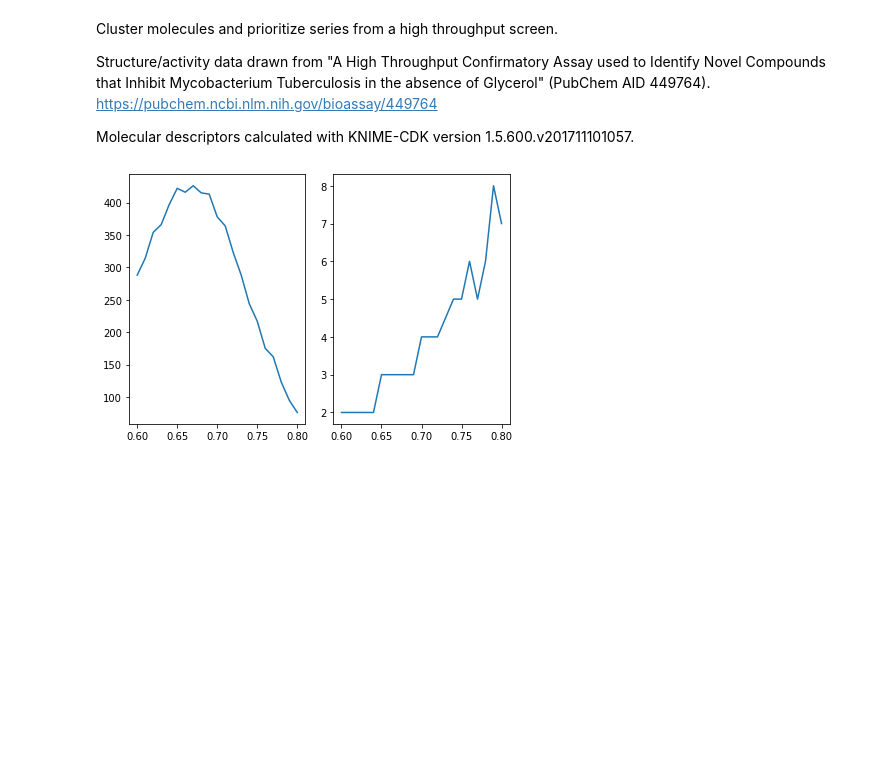
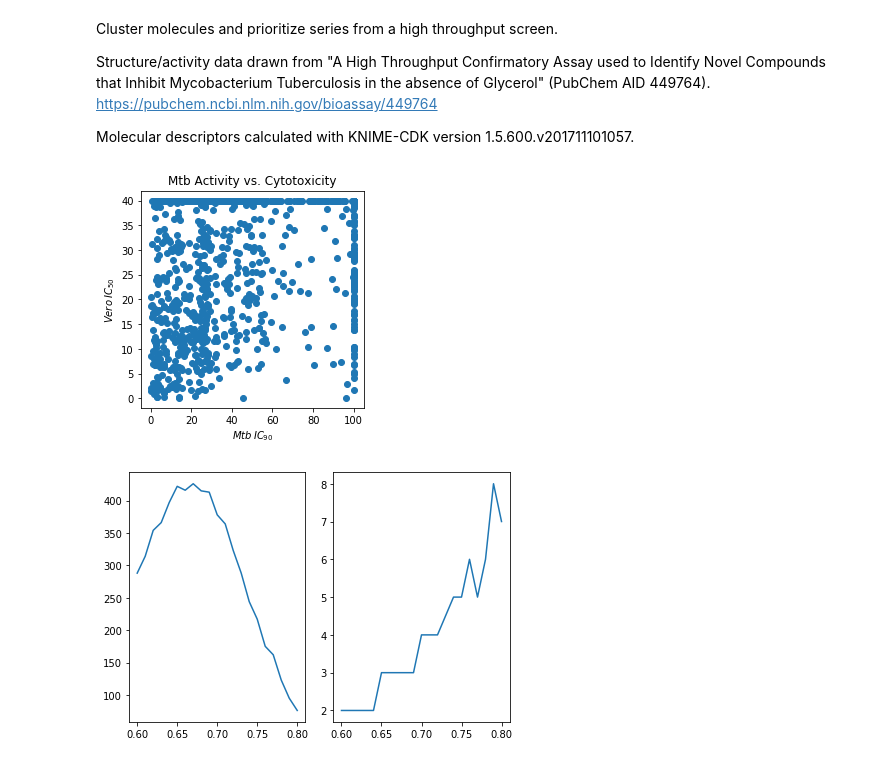
Before and after one commit to jsmith13/cluster-screening, a Jupyter notebook: clusters.ipynb, the cells around one changed output. Saved outputs shown, nothing was run; the diff lists cells and outputs as text; code cells hidden in the pictures; blank space fills up the shorter version.

```diff
--- a/clusters.ipynb
+++ b/clusters.ipynb
@@ -43,6 +43,23 @@ screening_data["mol"] = screening_data["SMILES"].apply(Chem.MolFromSmiles)
 
 # calculate Morgan fingerprints for the molecules
 screening_data["fingerprints"] = screening_data["mol"].apply(lambda x: GetMorganFingerprintAsBitVect(x, 2))
+# %%
+## general plot of screening results
+# create a figure
+fig, ax = plt.subplots(1, 1, figsize = (4, 4))
+
+# add a scatterplot of Mtb activity versus cytotoxicity
+ax.scatter(x = screening_data["IC90"], y = screening_data["IC50"])
+
+# label plot and axes
+ax.set_title("Mtb Activity vs. Cytotoxicity")
+ax.set_xlabel("$Mtb \: IC_{90}$")
+ax.set_ylabel("$Vero \: IC_{50}$")
+
+# show the figure
+fig.show()
+# %% [output]
+[figure, added]
 # %%
 ## calculate Tanimoto distance matrix between molecular fingerprints
 # declare an array to hold the distances
```
Also changed, not shown: parts of 5 cells of this notebook.
